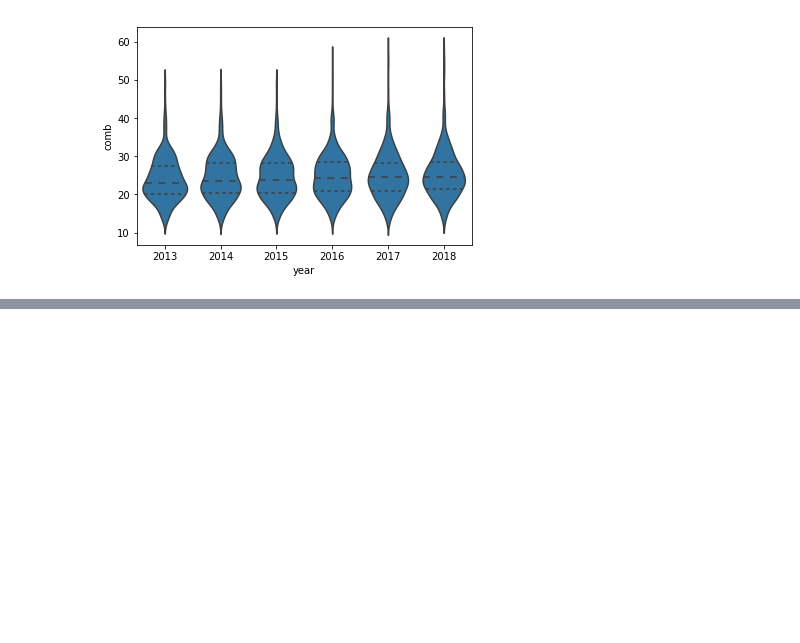
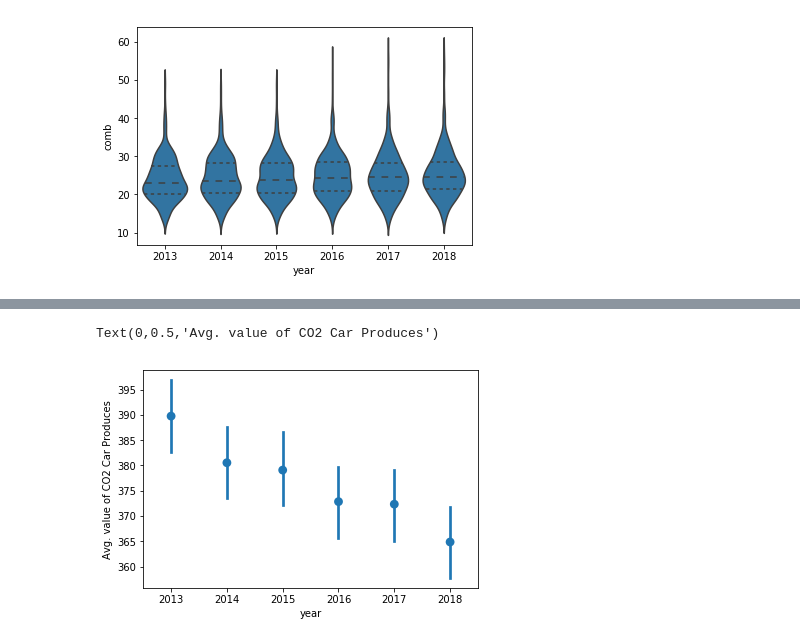
Before and after one commit to abhiksark/Udacity-DataAnalyst-Nanodegree, a Jupyter notebook: Data Viz/Bivariate_Data_Viz.ipynb, the cells around one changed output, grey strips where cells are left out. Cells and saved outputs as stored; diff of their text form; code cells hidden in the pictures; blank space fills up the shorter version.

```diff
--- a/Data Viz/Bivariate_Data_Viz.ipynb
+++ b/Data Viz/Bivariate_Data_Viz.ipynb
@@ -81,0 +114,6 @@ sb.violinplot(data = df, x = 'year', y = 'comb', color = base_color,
+# %%
+sb.pointplot(data = df, x = 'year', y = 'co2', linestyles = "")
+plt.ylabel('Avg. value of CO2 Car Produces')
+# %% [output]
+Text(0,0.5,'Avg. value of CO2 Car Produces')
+[figure, added]
```
Also changed, not shown: parts of 7 cells of this notebook, 1 other file.
